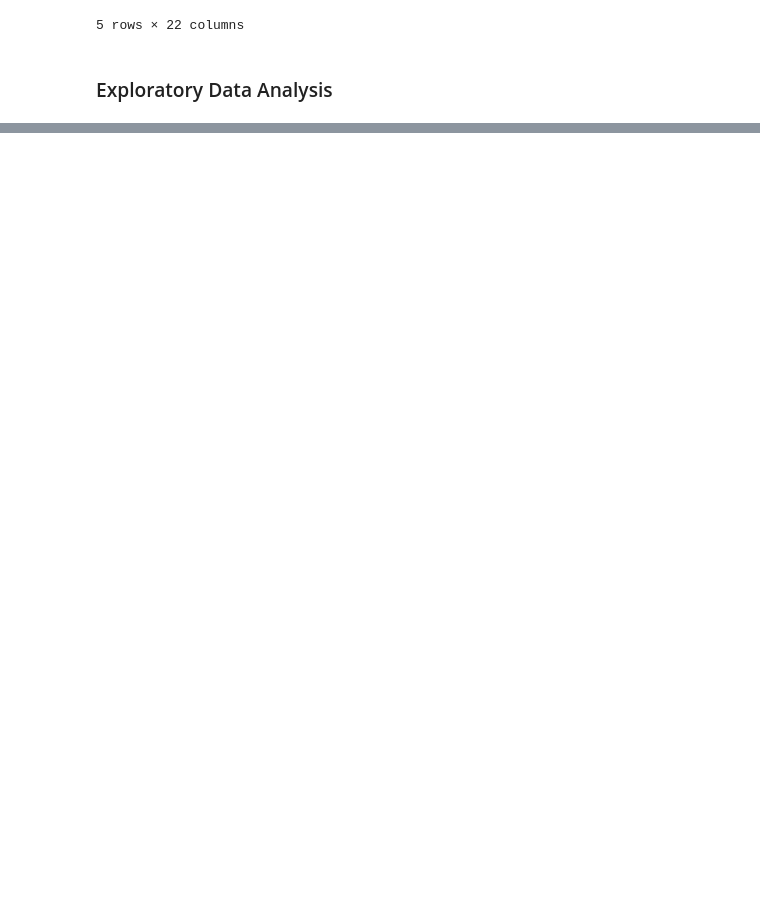
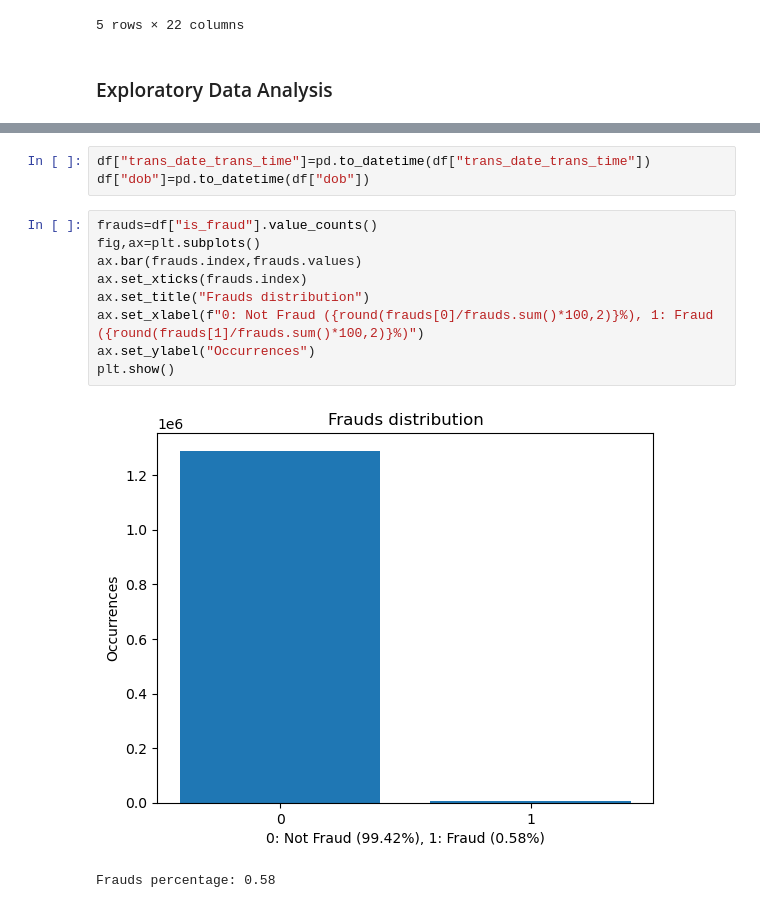
Before and after one commit to giorgiozoccatelli/Fraud-Detection, a Jupyter notebook: creditfraud.ipynb, the cells around one changed output, grey strips where cells are left out. Drawn from its saved outputs; the diff is of its cells as text; blank space fills up the shorter version.

Commit message:
frauds distribution

```diff
--- a/creditfraud.ipynb
+++ b/creditfraud.ipynb
@@ -26,0 +50,15 @@ Duplicate values: 0
+# %%
+df["trans_date_trans_time"]=pd.to_datetime(df["trans_date_trans_time"])
+df["dob"]=pd.to_datetime(df["dob"])
+# %%
+frauds=df["is_fraud"].value_counts()
+fig,ax=plt.subplots()
+ax.bar(frauds.index,frauds.values)
+ax.set_xticks(frauds.index)
+ax.set_title("Frauds distribution")
+ax.set_xlabel(f"0: Not Fraud ({round(frauds[0]/frauds.sum()*100,2)}%), 1: Fraud ({round(frauds[1]/frauds.sum()*100,2)}%)")
+ax.set_ylabel("Occurrences")
+plt.show()
+# %% [output]
+[figure, added]
+Frauds percentage: 0.58
```
Also changed, not shown: parts of 4 cells of this notebook.
